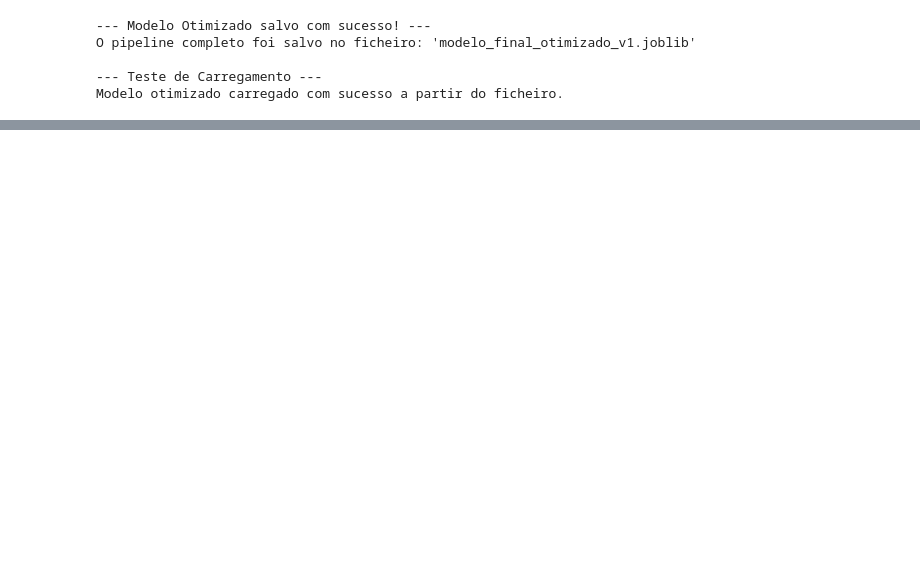
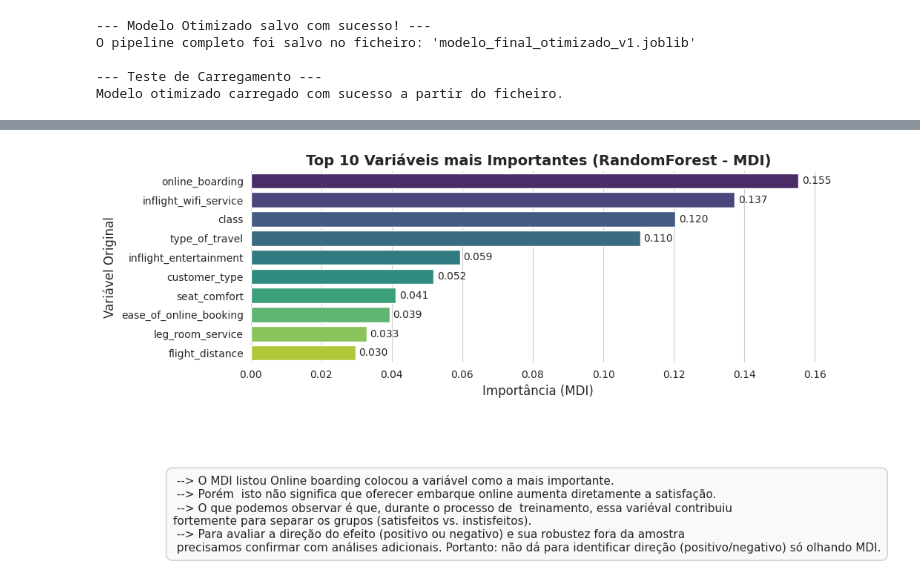
Before and after one commit to glauberthy/pos_tech_mle_fase_3, a Jupyter notebook: notebooks/analise_exploratoria.ipynb, the cells around one changed output, grey strips where cells are left out. Drawn from its saved outputs; the diff is of its cells as text; code cells hidden in the pictures; blank space fills up the shorter version.

```diff
--- a/notebooks/analise_exploratoria.ipynb
+++ b/notebooks/analise_exploratoria.ipynb
@@ -1012,0 +1050,85 @@ Modelo otimizado carregado com sucesso a partir do ficheiro.
+# %%
+# --- MDI (Gini) Importance ---
+
+# Extrair o modelo RandomForest treinado do pipeline otimizado
+modelo_rf_final = full_pipeline.named_steps['classifier']
+
+# Extrair os nomes das features do pré-processador
+num_features = list(numerical_features)
+cat_features = list(full_pipeline.named_steps['preprocessor']
+                   .named_transformers_['cat']
+                   .get_feature_names_out(categorical_features))
+
+# Combinar todos os nomes de features
+all_features = num_features + cat_features
+
+# Calcula a importância MDI
+mdi = pd.DataFrame({
+    "feature": all_features,
+    "importance": modelo_rf_final.feature_importances_
+}).sort_values("importance", ascending=False)
+
+# Função para agregar a importância de features criadas pelo OneHotEncoder
+def collapse_dummy(name: str,
+                   ohe_prefixes=("class","type_of_travel","customer_type","gender")) -> str:
+    for p in ohe_prefixes:
+        if name.startswith(p + "__") or name.startswith(p + "_"):
+            return p
+    return name
+
+# Agrega a importância por variável original
+mdi["orig"] = mdi["feature"].map(collapse_dummy)
+mdi_agg = (mdi.groupby("orig", as_index=False)["importance"]
+           .sum()
+           .sort_values("importance", ascending=False))
+
+print("--- Análise 1: Importância de Variáveis (Feature Importance) ---")
+print(" ")
+print(f'As Top 5 variévais mais usadas no treinamento: {mdi_agg.head(5)}')
+print(" ")
+print("[1.2] Plotando as 10 variáveis mais importantes (MDI Agregado).")
+print(" ")
+# Plota o Top 10 de importância MDI
+topN = 10
+fig, ax = plt.subplots(figsize=(10, 6))
+
+# Paleta de cores progressiva
+palette = sns.color_palette("viridis", n_colors=topN)
+
+sns.barplot(
+    data=mdi_agg.head(topN),
+    x="importance",
+    y="orig",
+    palette=palette,
+    ax=ax
+)
+
+# Rótulos e título
+ax.set_xlabel("Importância (MDI)", fontsize=12)
+ax.set_ylabel("Variável Original", fontsize=12)
+ax.set_title(f"Top {topN} Variáveis mais Importantes (RandomForest - MDI)",
+             fontsize=14, weight="bold")
+
+# Mostra valores nas barras
+for i, (imp, feat) in enumerate(zip(mdi_agg.head(topN)["importance"], mdi_agg.head(topN)["orig"])):
+    ax.text(imp + 0.001, i, f"{imp:.3f}", va="center", fontsize=10)
+
+# Texto do rodapé
+notes = (
+ " --> O MDI listou Online boarding colocou a variável como a mais importante. \n"
+ " --> Porém  isto não significa que oferecer embarque online aumenta diretamente a satisfação. \n"
+" --> O que podemos observar é que, durante o processo de  treinamento, essa variéval contribuiu \n"
+"fortemente para separar os grupos (satisfeitos vs. instisfeitos). \n"
+" --> Para avaliar a direção do efeito (positivo ou negativo) e sua robustez fora da amostra \n"
+" precisamos confirmar com análises adicionais."
+" Portanto: não dá para identificar direção (positivo/negativo) só olhando MDI."
+)
+
+# Ajuste de espaço e rodapé
+plt.subplots_adjust(bottom=0.45)
+fig.text(0.02, 0.02, notes, ha="left", va="bottom", fontsize=11,
+         bbox=dict(boxstyle="round,pad=0.6", fc="#f9f9f9", ec="#cccccc"))
+
+sns.despine(left=True, bottom=True)
+plt.show()
+# %% [output]
@@ -1012,0 +1148 @@ Modelo otimizado carregado com sucesso a partir do ficheiro.
+[figure, added]
```
Also changed, not shown: parts of 29 cells of this notebook, 5 other files.
